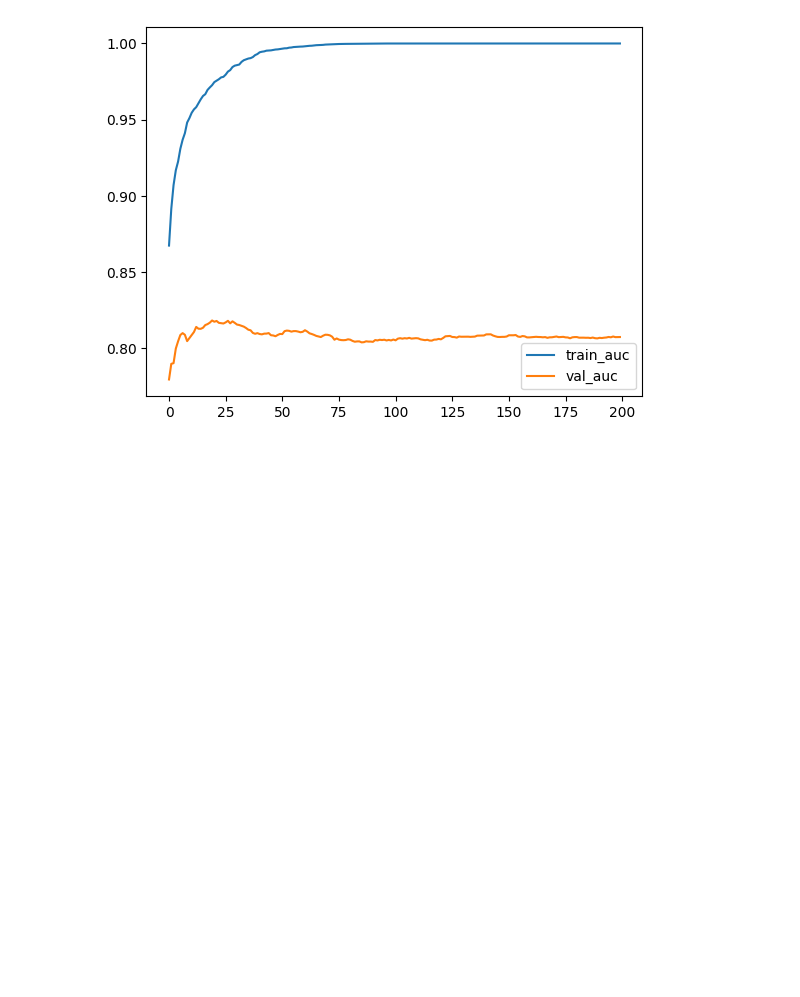
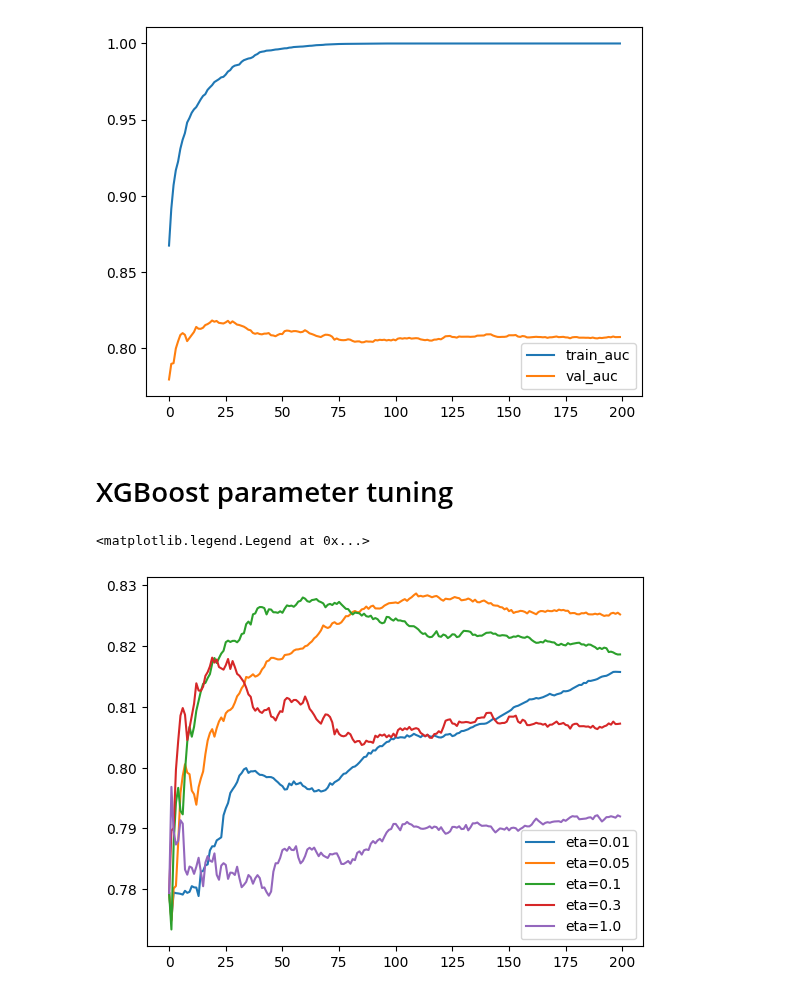
Before and after one commit to aaalexlit/machine-learning-zoomcamp-alex, a Jupyter notebook: 06-decision-trees/decision_trees.ipynb, the cells around one changed output. Saved outputs shown, nothing was run; the diff lists cells and outputs as text; code cells hidden in the pictures; blank space fills up the shorter version.

```diff
--- a/06-decision-trees/decision_trees.ipynb
+++ b/06-decision-trees/decision_trees.ipynb
@@ -679,3 +679,36 @@ df_score.plot()
 # %% [output]
 <Axes: >
 [figure]
+# %% [markdown]
+# XGBoost parameter tuning
+# %%
+def train_xgboost_model(eta=0.3, max_depth=6, min_child_weight=1):
+    evals_result = {}
+    model = xgb.train(
+        params={
+            "objective": "binary:logistic",
+            "eval_metric": "auc",
+            "eta": eta,
+            "max_depth": max_depth,
+            "min_child_weight": min_child_weight,
+        },
+        dtrain=dtrain,
+        num_boost_round=200,
+        evals_result=evals_result,
+        evals=[(dval, "val")],
+        verbose_eval=0,
+    )
+
+    val_auc = evals_result["val"]["auc"]
+    return pd.DataFrame( val_auc, columns=["val_auc"])
+# %%
+etas = [0.01, 0.05, 0.1, 0.3, 1.0]
+
+val_scores = {f'eta={eta}': train_xgboost_model(eta=eta) for eta in etas}
+
+for key, df_score in val_scores.items():
+    plt.plot(range(len(df_score)), df_score.val_auc, label=key)
+plt.legend()
+# %% [output]
+<matplotlib.legend.Legend at 0x...>
+[figure, added]
```
Also changed, not shown: parts of 2 cells of this notebook.
